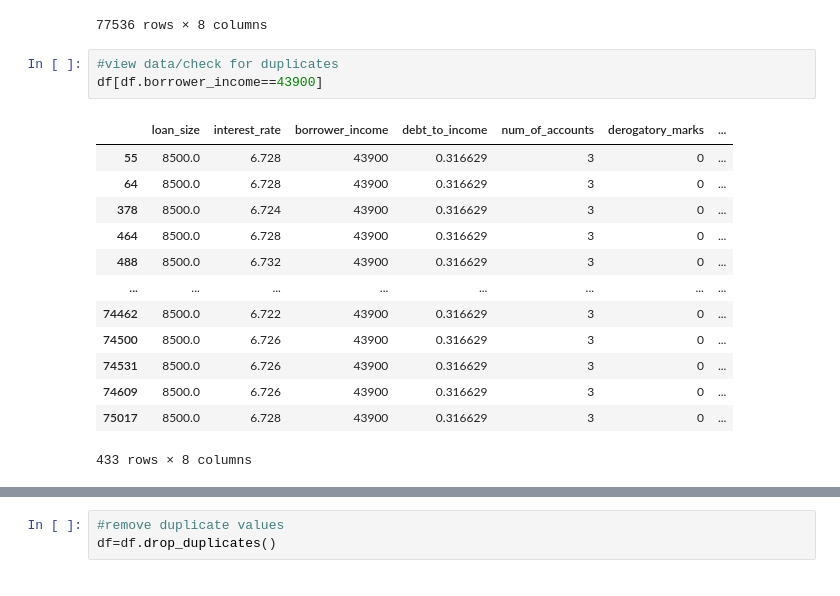
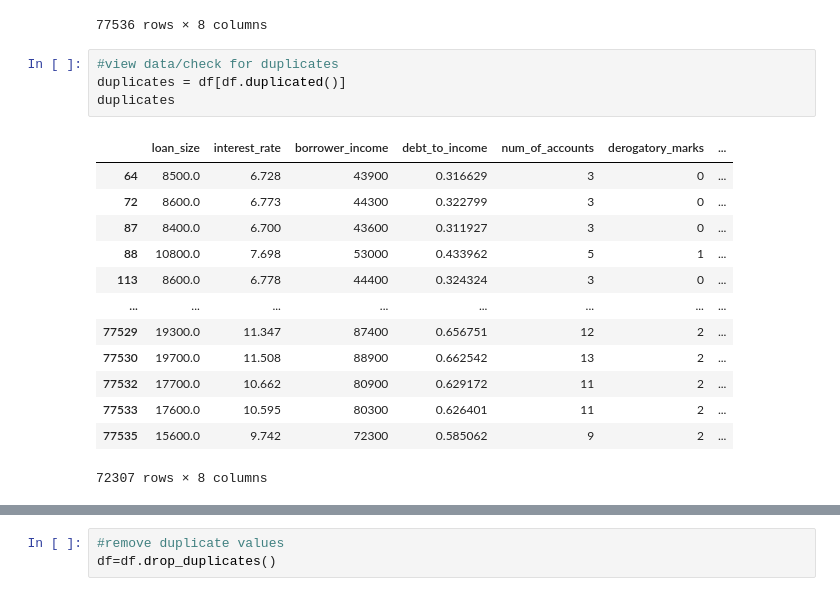
Before and after one commit to ccressman/credit-risk-classification, a Jupyter notebook: Credit_Risk/credit_risk_classification-scaled.ipynb, the cells around one changed output, grey strips where cells are left out. Saved outputs shown, nothing was run; the diff lists cells and outputs as text.

Commit message:
updated code for duplicates

```diff
--- a/Credit_Risk/credit_risk_classification-scaled.ipynb
+++ b/Credit_Risk/credit_risk_classification-scaled.ipynb
@@ -38,18 +38,19 @@ df
 77536 rows × 8 columns
 # %%
 #view data/check for duplicates
-df[df.borrower_income==43900]
+duplicates = df[df.duplicated()]
+duplicates
 # %% [output]
 |  | loan_size | interest_rate | borrower_income | debt_to_income | num_of_accounts | derogatory_marks | ... |
-| 55 | 8500.0 | 6.728 | 43900 | 0.316629 | 3 | 0 | ... |
 | 64 | 8500.0 | 6.728 | 43900 | 0.316629 | 3 | 0 | ... |
-| 378 | 8500.0 | 6.724 | 43900 | 0.316629 | 3 | 0 | ... |
-| 464 | 8500.0 | 6.728 | 43900 | 0.316629 | 3 | 0 | ... |
-| 488 | 8500.0 | 6.732 | 43900 | 0.316629 | 3 | 0 | ... |
+| 72 | 8600.0 | 6.773 | 44300 | 0.322799 | 3 | 0 | ... |
+| 87 | 8400.0 | 6.700 | 43600 | 0.311927 | 3 | 0 | ... |
+| 88 | 10800.0 | 7.698 | 53000 | 0.433962 | 5 | 1 | ... |
+| 113 | 8600.0 | 6.778 | 44400 | 0.324324 | 3 | 0 | ... |
 | ... | ... | ... | ... | ... | ... | ... | ... |
-| 74462 | 8500.0 | 6.722 | 43900 | 0.316629 | 3 | 0 | ... |
-| 74500 | 8500.0 | 6.726 | 43900 | 0.316629 | 3 | 0 | ... |
-| 74531 | 8500.0 | 6.726 | 43900 | 0.316629 | 3 | 0 | ... |
-| 74609 | 8500.0 | 6.726 | 43900 | 0.316629 | 3 | 0 | ... |
-| 75017 | 8500.0 | 6.728 | 43900 | 0.316629 | 3 | 0 | ... |
+| 77529 | 19300.0 | 11.347 | 87400 | 0.656751 | 12 | 2 | ... |
+| 77530 | 19700.0 | 11.508 | 88900 | 0.662542 | 13 | 2 | ... |
+| 77532 | 17700.0 | 10.662 | 80900 | 0.629172 | 11 | 2 | ... |
+| 77533 | 17600.0 | 10.595 | 80300 | 0.626401 | 11 | 2 | ... |
+| 77535 | 15600.0 | 9.742 | 72300 | 0.585062 | 9 | 2 | ... |
-433 rows × 8 columns
+72307 rows × 8 columns
```
Also changed, not shown: parts of 1 cell of this notebook, 1 other file.
